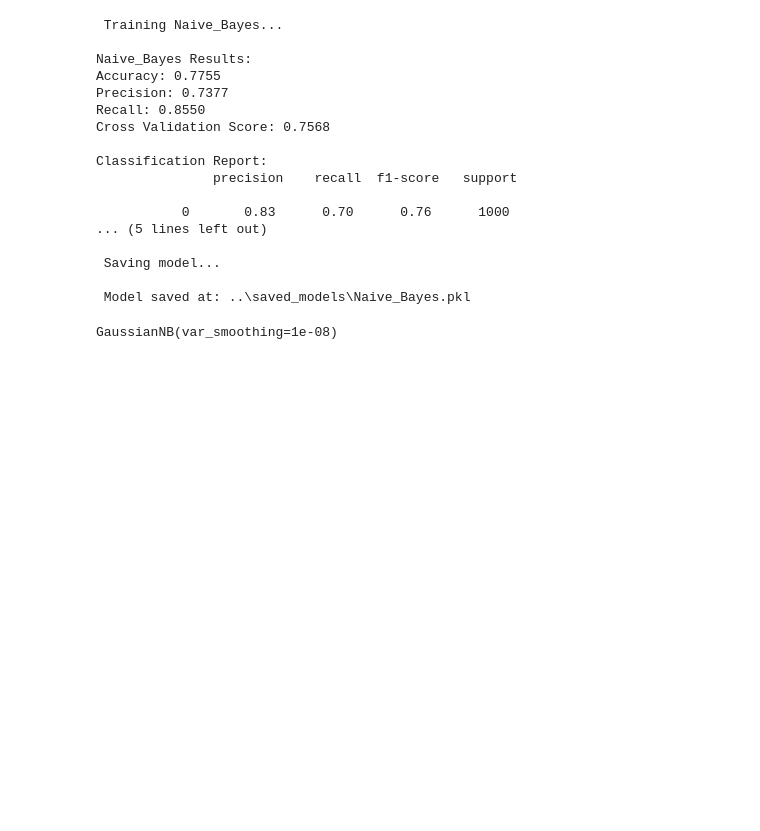
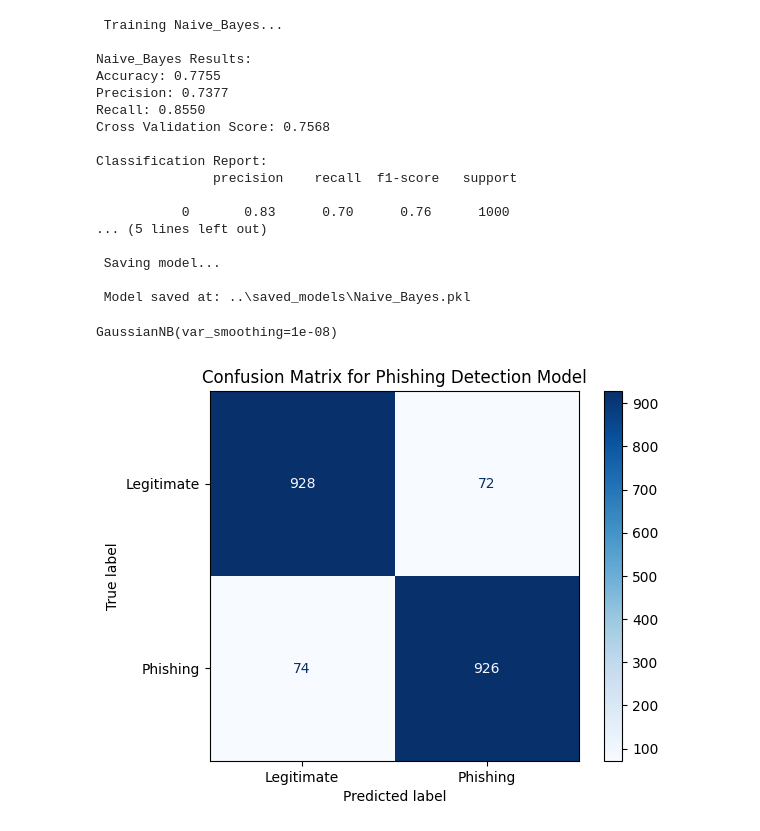
Before and after one commit to karthickkumar3011/Phishing_detector_using_ml, a Jupyter notebook: Notebooks/model_training_nb.ipynb, the cells around one changed output. Cells and saved outputs as stored; diff of their text form; code cells hidden in the pictures; blank space fills up the shorter version.

```diff
--- a/Notebooks/model_training_nb.ipynb
+++ b/Notebooks/model_training_nb.ipynb
@@ -229,3 +229,22 @@ Classification Report:
 
  Model saved at: ..\saved_models\Naive_Bayes.pkl
 GaussianNB(var_smoothing=1e-08)
+# %%
+import matplotlib.pyplot as plt
+from sklearn.metrics import confusion_matrix, ConfusionMatrixDisplay
+y_true = y_test
+y_pred = rf_model.predict(X_test)  # Use your trained model
+y_pred = rf_model.predict(X_test)
+y_pred = [1 if p > 0.5 else 0 for p in y_pred]
+cm = confusion_matrix(y_true, y_pred)
+
+# Display Confusion Matrix
+disp = ConfusionMatrixDisplay(confusion_matrix=cm, display_labels=["Legitimate", "Phishing"])
+disp.plot(cmap="Blues")
+
+# Save the figure
+plt.title("Confusion Matrix for Phishing Detection Model")
+plt.savefig("confusion_matrix.png")  # Saves as an image file
+plt.show()
+# %% [output]
+[figure, added]
```
Also changed, not shown: parts of 4 cells of this notebook, 9 other files.
